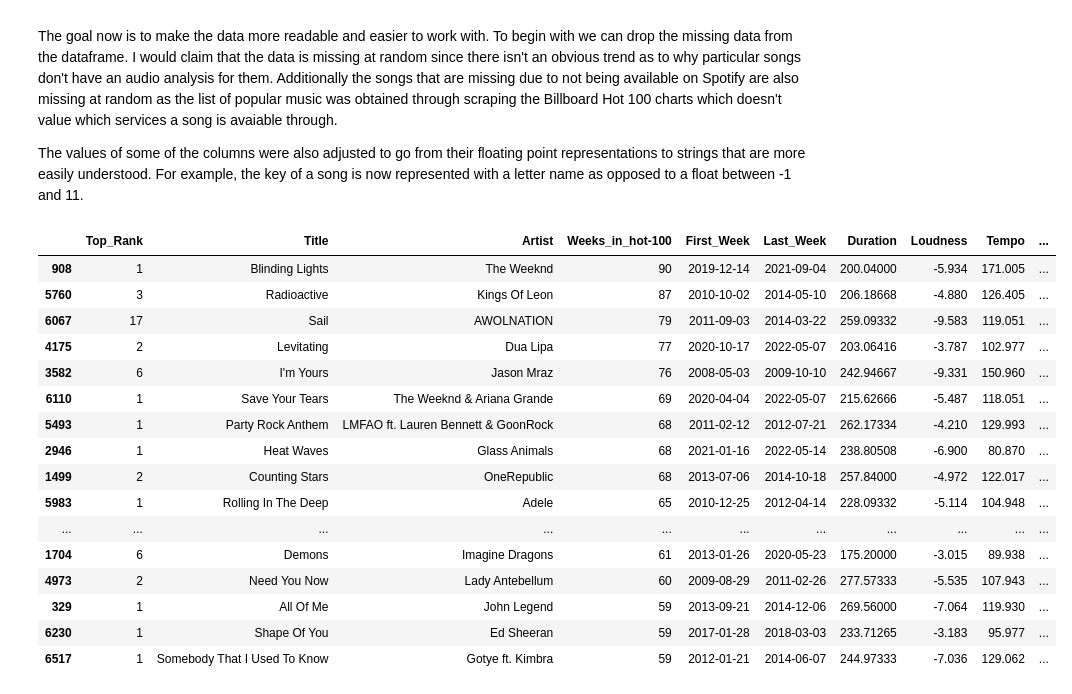
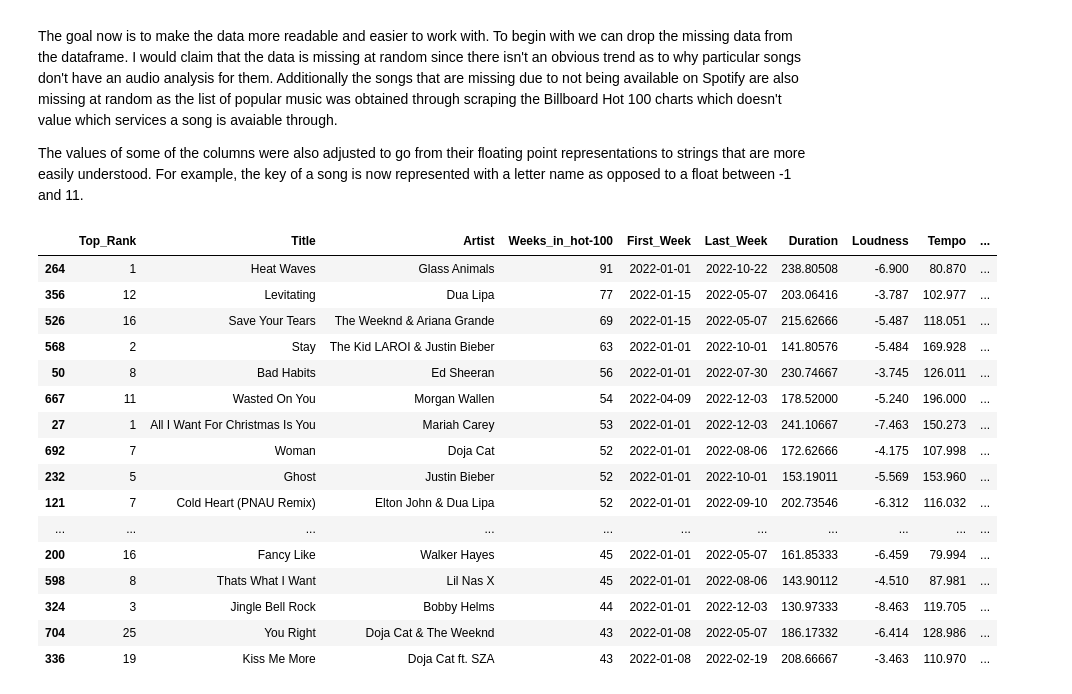
Before and after one commit to Mabanta/CMSC422_Final, a Jupyter notebook: 422final.ipynb, the cells around one changed output. Drawn from its saved outputs; the diff is of its cells as text; code cells hidden in the pictures.

```diff
--- a/422final.ipynb
+++ b/422final.ipynb
@@ -279,7 +354,7 @@ The goal now is to make the data more readable and easier to work with. To begin
 The values of some of the columns were also adjusted to go from their floating point representations to strings that are more easily understood. For example, the key of a song is now represented with a letter name as opposed to a float between -1 and 11.
 # %%
 # Read in the Spotify and Billboard data combined
-df = pd.read_csv("csv/spotify_data_2000_01_01.csv").iloc[:, 1:]
+df = pd.read_csv("csv/spotify_data_2022.csv").iloc[:, 1:]
 # Drop the missing data
 df = df.dropna()
 
@@ -302,46 +377,46 @@ def display_key(key):
     elif key == 5:
         return "F"
     elif key == 6:
         return "F#/Gb"
     elif key == 7:
         return "G"
     elif key == 8:
         return "G#/Ab"
     elif key == 9:
         return "A"
     elif key == 10:
         return "A#/Bb"
     elif key == 11:
         return "B"
     else:
         return "Error"
 
 # Returns true if the mode is major
 def display_mode(num):
     return "Major" if num > 0 else "Minor"
 
 # Update the columns
 
 df.insert(10, "Meter_Display", df["Meter"].apply(display_time_sig), False)
 df.insert(13, "Key_Display", df["Key"].apply(display_key), False)
 df.insert(16, "Mode_Display", df["Mode"].apply(display_mode), False)
 df.sort_values(by=['Weeks_in_hot-100'], ascending=False, inplace=True)
 df.head(20)
 # %% [output]
 |  | Top_Rank | Title | Artist | Weeks_in_hot-100 | First_Week | Last_Week | Duration | Loudness | Tempo | ... |
-| 908 | 1 | Blinding Lights | The Weeknd | 90 | 2019-12-14 | 2021-09-04 | 200.04000 | -5.934 | 171.005 | ... |
-| 5760 | 3 | Radioactive | Kings Of Leon | 87 | 2010-10-02 | 2014-05-10 | 206.18668 | -4.880 | 126.405 | ... |
-| 6067 | 17 | Sail | AWOLNATION | 79 | 2011-09-03 | 2014-03-22 | 259.09332 | -9.583 | 119.051 | ... |
-| 4175 | 2 | Levitating | Dua Lipa | 77 | 2020-10-17 | 2022-05-07 | 203.06416 | -3.787 | 102.977 | ... |
-| 3582 | 6 | I'm Yours | Jason Mraz | 76 | 2008-05-03 | 2009-10-10 | 242.94667 | -9.331 | 150.960 | ... |
-| 6110 | 1 | Save Your Tears | The Weeknd & Ariana Grande | 69 | 2020-04-04 | 2022-05-07 | 215.62666 | -5.487 | 118.051 | ... |
-| 5493 | 1 | Party Rock Anthem | LMFAO ft. Lauren Bennett & GoonRock | 68 | 2011-02-12 | 2012-07-21 | 262.17334 | -4.210 | 129.993 | ... |
-| 2946 | 1 | Heat Waves | Glass Animals | 68 | 2021-01-16 | 2022-05-14 | 238.80508 | -6.900 | 80.870 | ... |
-| 1499 | 2 | Counting Stars | OneRepublic | 68 | 2013-07-06 | 2014-10-18 | 257.84000 | -4.972 | 122.017 | ... |
-| 5983 | 1 | Rolling In The Deep | Adele | 65 | 2010-12-25 | 2012-04-14 | 228.09332 | -5.114 | 104.948 | ... |
+| 264 | 1 | Heat Waves | Glass Animals | 91 | 2022-01-01 | 2022-10-22 | 238.80508 | -6.900 | 80.870 | ... |
+| 356 | 12 | Levitating | Dua Lipa | 77 | 2022-01-15 | 2022-05-07 | 203.06416 | -3.787 | 102.977 | ... |
+| 526 | 16 | Save Your Tears | The Weeknd & Ariana Grande | 69 | 2022-01-15 | 2022-05-07 | 215.62666 | -5.487 | 118.051 | ... |
+| 568 | 2 | Stay | The Kid LAROI & Justin Bieber | 63 | 2022-01-01 | 2022-10-01 | 141.80576 | -5.484 | 169.928 | ... |
+| 50 | 8 | Bad Habits | Ed Sheeran | 56 | 2022-01-01 | 2022-07-30 | 230.74667 | -3.745 | 126.011 | ... |
+| 667 | 11 | Wasted On You | Morgan Wallen | 54 | 2022-04-09 | 2022-12-03 | 178.52000 | -5.240 | 196.000 | ... |
+| 27 | 1 | All I Want For Christmas Is You | Mariah Carey | 53 | 2022-01-01 | 2022-12-03 | 241.10667 | -7.463 | 150.273 | ... |
+| 692 | 7 | Woman | Doja Cat | 52 | 2022-01-01 | 2022-08-06 | 172.62666 | -4.175 | 107.998 | ... |
+| 232 | 5 | Ghost | Justin Bieber | 52 | 2022-01-01 | 2022-10-01 | 153.19011 | -5.569 | 153.960 | ... |
+| 121 | 7 | Cold Heart (PNAU Remix) | Elton John & Dua Lipa | 52 | 2022-01-01 | 2022-09-10 | 202.73546 | -6.312 | 116.032 | ... |
 | ... | ... | ... | ... | ... | ... | ... | ... | ... | ... | ... |
-| 1704 | 6 | Demons | Imagine Dragons | 61 | 2013-01-26 | 2020-05-23 | 175.20000 | -3.015 | 89.938 | ... |
-| 4973 | 2 | Need You Now | Lady Antebellum | 60 | 2009-08-29 | 2011-02-26 | 277.57333 | -5.535 | 107.943 | ... |
-| 329 | 1 | All Of Me | John Legend | 59 | 2013-09-21 | 2014-12-06 | 269.56000 | -7.064 | 119.930 | ... |
-| 6230 | 1 | Shape Of You | Ed Sheeran | 59 | 2017-01-28 | 2018-03-03 | 233.71265 | -3.183 | 95.977 | ... |
-| 6517 | 1 | Somebody That I Used To Know | Gotye ft. Kimbra | 59 | 2012-01-21 | 2014-06-07 | 244.97333 | -7.036 | 129.062 | ... |
+| 200 | 16 | Fancy Like | Walker Hayes | 45 | 2022-01-01 | 2022-05-07 | 161.85333 | -6.459 | 79.994 | ... |
+| 598 | 8 | Thats What I Want | Lil Nas X | 45 | 2022-01-01 | 2022-08-06 | 143.90112 | -4.510 | 87.981 | ... |
+| 324 | 3 | Jingle Bell Rock | Bobby Helms | 44 | 2022-01-01 | 2022-12-03 | 130.97333 | -8.463 | 119.705 | ... |
+| 704 | 25 | You Right | Doja Cat & The Weeknd | 43 | 2022-01-08 | 2022-05-07 | 186.17332 | -6.414 | 128.986 | ... |
+| 336 | 19 | Kiss Me More | Doja Cat ft. SZA | 43 | 2022-01-08 | 2022-02-19 | 208.66667 | -3.463 | 110.970 | ... |
```
Also changed, not shown: parts of 3 cells of this notebook.
